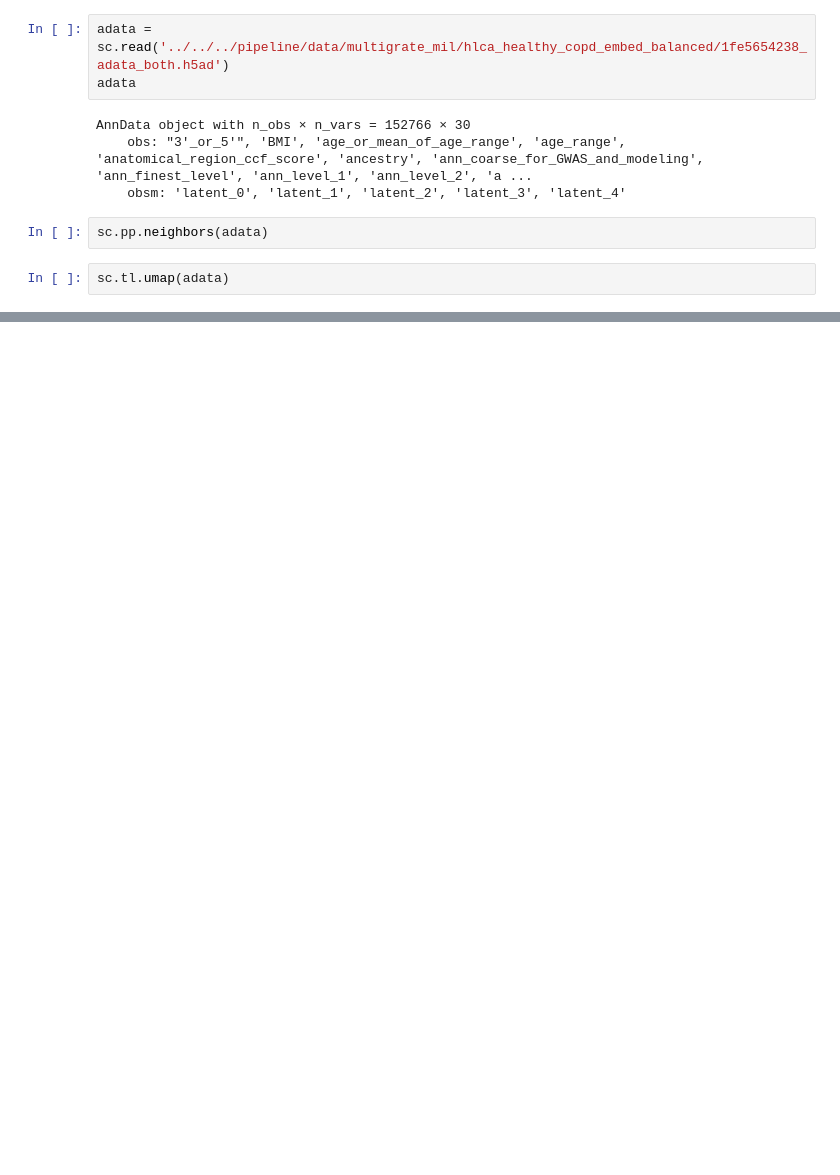
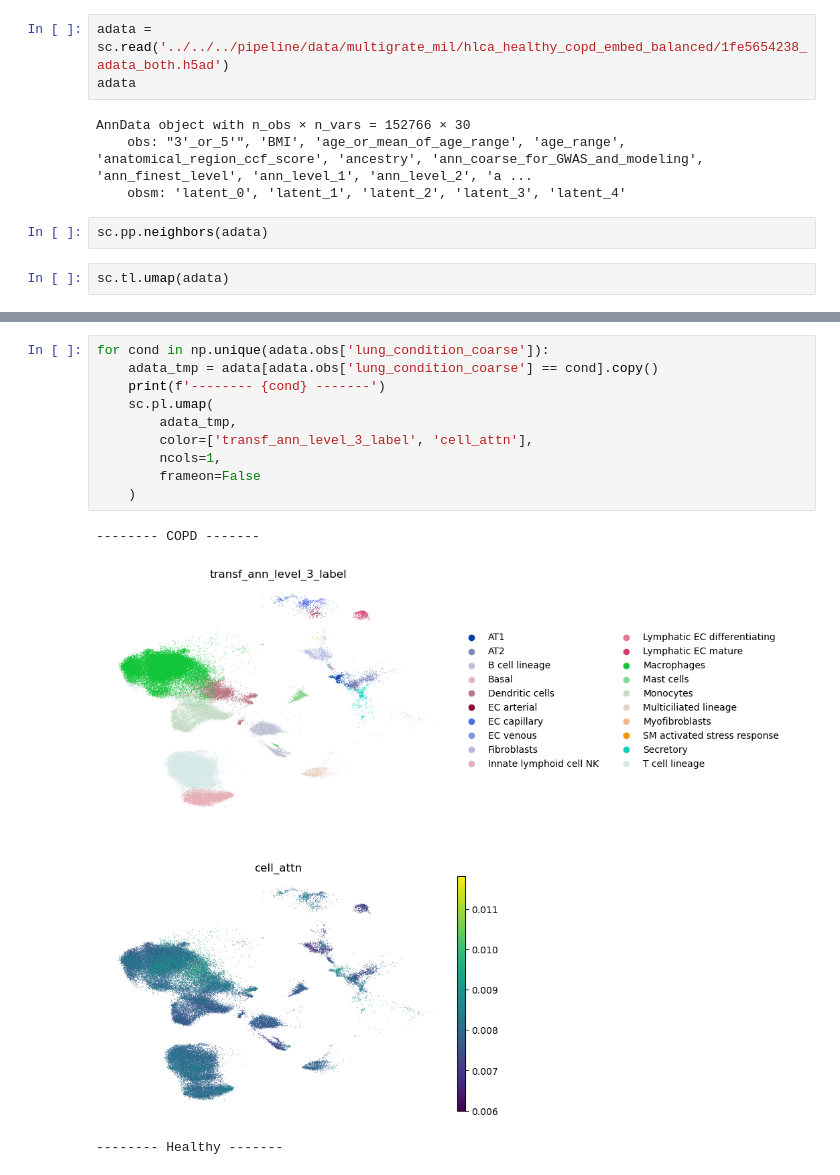
Before and after one commit to theislab/multimil_reproducibility, a Jupyter notebook: notebooks/mil_analysis/hlca_healthy_copd_embed_balanced/umaps.ipynb, the cells around one changed output, grey strips where cells are left out. Cells and saved outputs as stored; diff of their text form; blank space fills up the shorter version.

```diff
--- a/notebooks/mil_analysis/hlca_healthy_copd_embed_balanced/umaps.ipynb
+++ b/notebooks/mil_analysis/hlca_healthy_copd_embed_balanced/umaps.ipynb
@@ -17,0 +26,14 @@ sc.pl.umap(adata, color=['cell_attn', 'lung_condition_coarse', 'transf_ann_level
+# %%
+for cond in np.unique(adata.obs['lung_condition_coarse']):
+    adata_tmp = adata[adata.obs['lung_condition_coarse'] == cond].copy()
+    print(f'-------- {cond} -------')
+    sc.pl.umap(
+        adata_tmp,
+        color=['transf_ann_level_3_label', 'cell_attn'],
+        ncols=1,
+        frameon=False
+    )
+# %% [output]
+-------- COPD -------
+[figure, added]
+-------- Healthy -------
```
Also changed, not shown: parts of 9 cells of this notebook, 8 other files.
